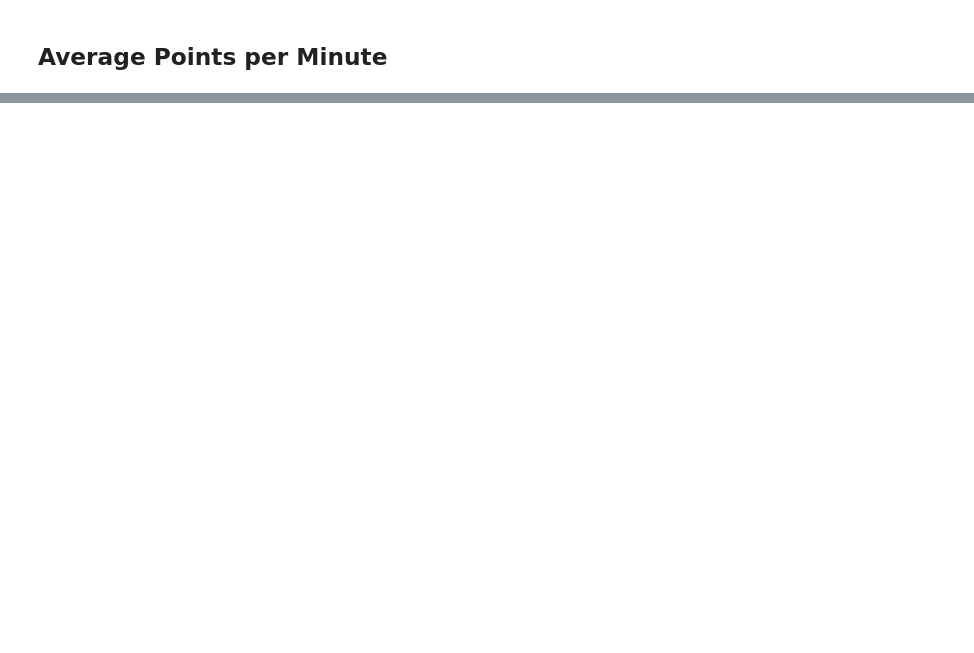
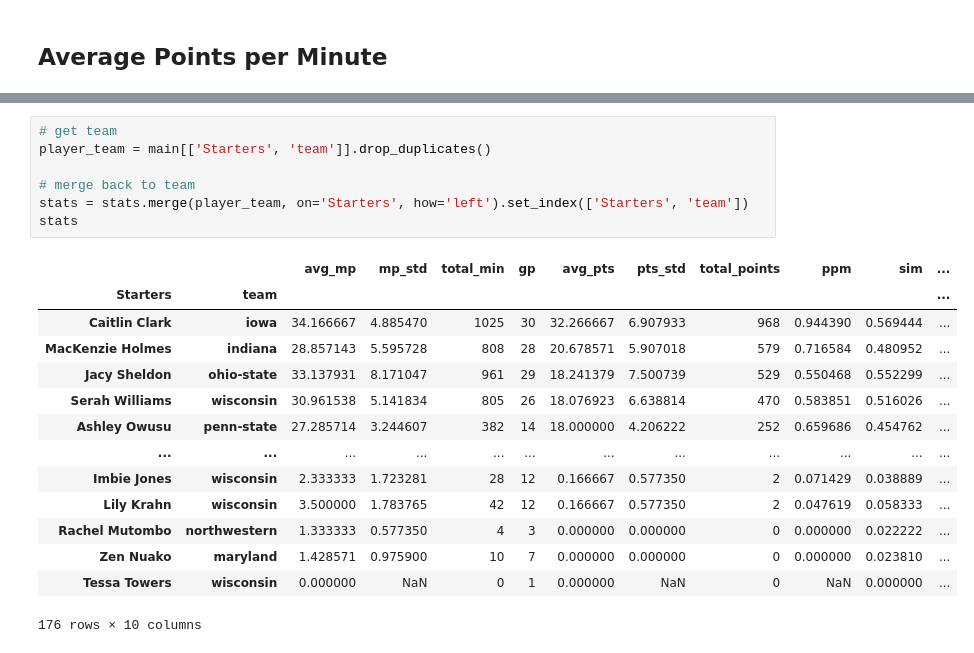
Before and after one commit to cerealbowles/ncaaw, a Jupyter notebook: players.ipynb, the cells around one changed output, grey strips where cells are left out. Saved outputs shown, nothing was run; the diff lists cells and outputs as text; blank space fills up the shorter version.

```diff
--- a/players.ipynb
+++ b/players.ipynb
@@ -56,0 +87,22 @@ ppm.sort_values(by=['rank'], ascending=False)
+# %%
+# get team
+player_team = main[['Starters', 'team']].drop_duplicates()
+
+# merge back to team
+stats = stats.merge(player_team, on='Starters', how='left').set_index(['Starters', 'team'])
+stats
+# %% [output]
+|  |  | avg_mp | mp_std | total_min | gp | avg_pts | pts_std | total_points | ppm | sim | ... |
+| Starters | team |  |  |  |  |  |  |  |  |  | ... |
+| Caitlin Clark | iowa | 34.166667 | 4.885470 | 1025 | 30 | 32.266667 | 6.907933 | 968 | 0.944390 | 0.569444 | ... |
+| MacKenzie Holmes | indiana | 28.857143 | 5.595728 | 808 | 28 | 20.678571 | 5.907018 | 579 | 0.716584 | 0.480952 | ... |
+| Jacy Sheldon | ohio-state | 33.137931 | 8.171047 | 961 | 29 | 18.241379 | 7.500739 | 529 | 0.550468 | 0.552299 | ... |
+| Serah Williams | wisconsin | 30.961538 | 5.141834 | 805 | 26 | 18.076923 | 6.638814 | 470 | 0.583851 | 0.516026 | ... |
+| Ashley Owusu | penn-state | 27.285714 | 3.244607 | 382 | 14 | 18.000000 | 4.206222 | 252 | 0.659686 | 0.454762 | ... |
+| ... | ... | ... | ... | ... | ... | ... | ... | ... | ... | ... | ... |
+| Imbie Jones | wisconsin | 2.333333 | 1.723281 | 28 | 12 | 0.166667 | 0.577350 | 2 | 0.071429 | 0.038889 | ... |
+| Lily Krahn | wisconsin | 3.500000 | 1.783765 | 42 | 12 | 0.166667 | 0.577350 | 2 | 0.047619 | 0.058333 | ... |
+| Rachel Mutombo | northwestern | 1.333333 | 0.577350 | 4 | 3 | 0.000000 | 0.000000 | 0 | 0.000000 | 0.022222 | ... |
+| Zen Nuako | maryland | 1.428571 | 0.975900 | 10 | 7 | 0.000000 | 0.000000 | 0 | 0.000000 | 0.023810 | ... |
+| Tessa Towers | wisconsin | 0.000000 | NaN | 0 | 1 | 0.000000 | NaN | 0 | NaN | 0.000000 | ... |
+176 rows × 10 columns
```
Also changed, not shown: parts of 7 cells of this notebook, 2 other files.
